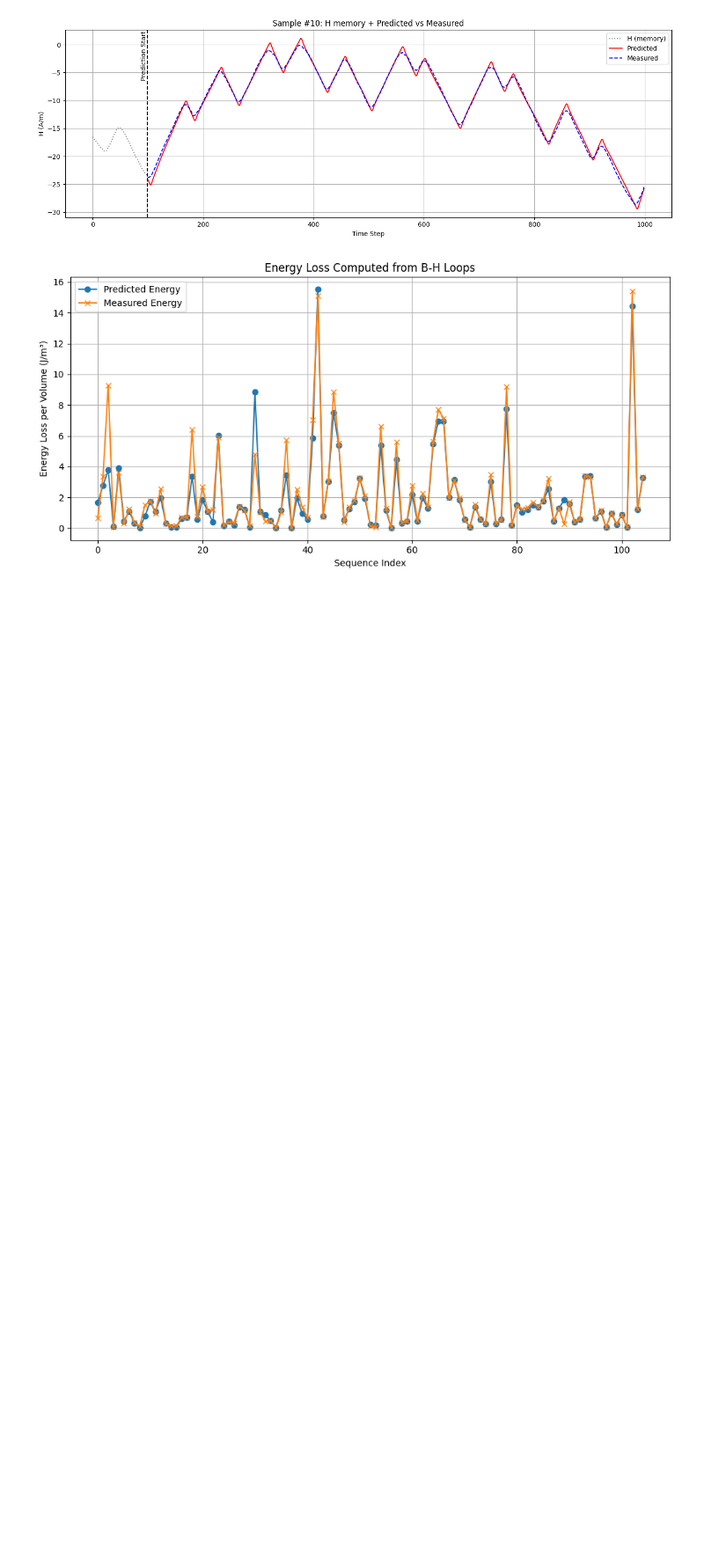
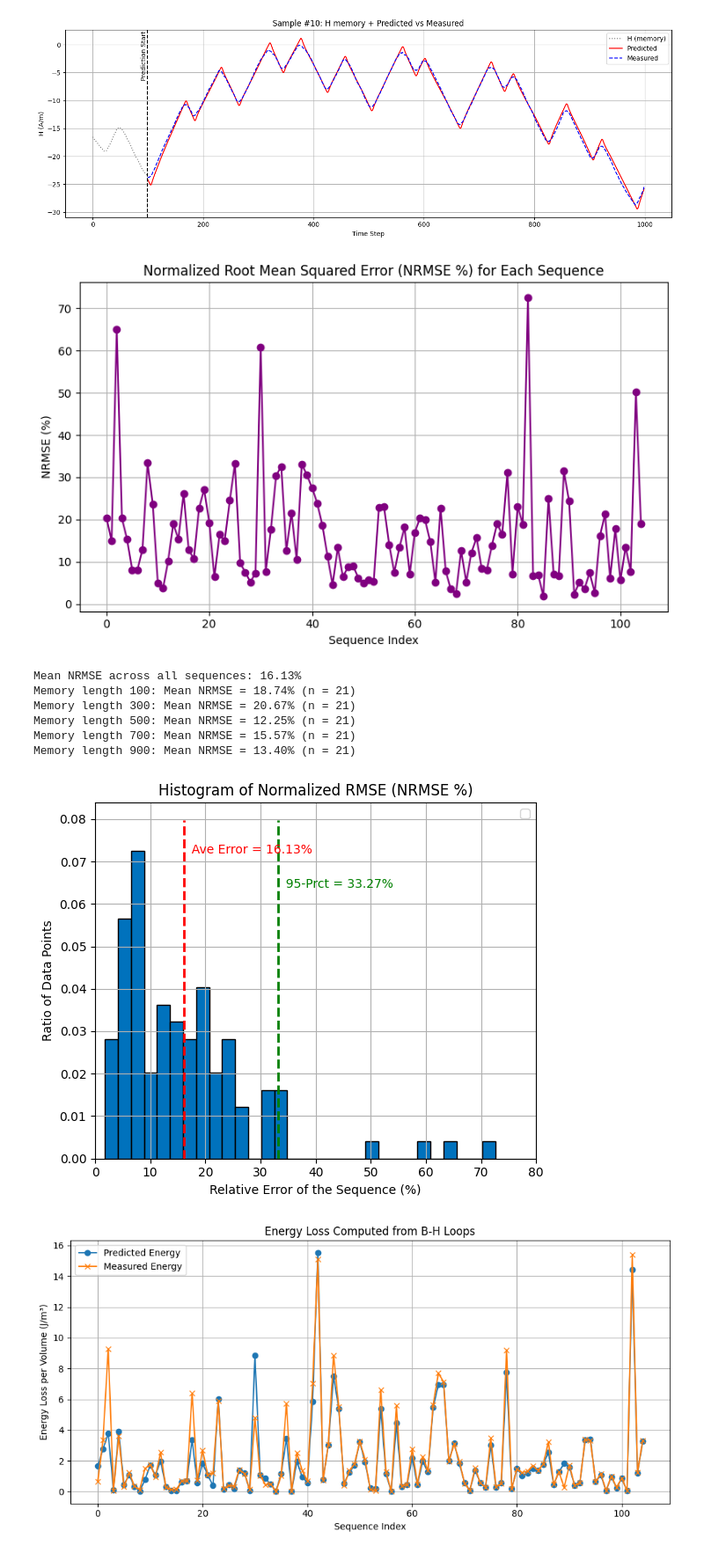
Before and after one commit to PaulShuk/MagNetX, a Jupyter notebook: Tutorial/Tutorial_3/Demo_LSTM_Evaluation.ipynb, the cells around one changed output. Shown at 88% size. Drawn from its saved outputs; the diff is of its cells as text; code cells hidden in the pictures; blank space fills up the shorter version.

```diff
--- a/Tutorial/Tutorial_3/Demo_LSTM_Evaluation.ipynb
+++ b/Tutorial/Tutorial_3/Demo_LSTM_Evaluation.ipynb
@@ -453,6 +454,83 @@ plt.tight_layout()
 plt.show()
 # %% [output]
 [figure]
+# %%
+# Compute NRMSE (%) for each sequence
+nrmse_list = []
+nrmse_dict = defaultdict(list)
+for i in range(len(y_pred)):
+    mem_len = idx_st_list[i]
+    pred = y_pred[i, mem_len:]
+    meas = y_meas[i, mem_len:]
+
+    mse = np.mean((pred - meas) ** 2)
+    rmse = np.sqrt(mse)
+    norm = np.mean(np.abs(meas)) if np.mean(np.abs(meas)) != 0 else 1e-8  # avoid division by zero
+    nrmse = (rmse / norm) * 100  # convert to percentage
+    nrmse_list.append(nrmse)
+    nrmse_dict[mem_len].append(nrmse)
+
+nrmse_array = np.array(nrmse_list)
+
+# Plot NRMSE as percentage
+plt.figure(figsize=(8, 5))
+plt.plot(nrmse_array, marker='o', linestyle='-', color='purple')
+plt.xlabel("Sequence Index")
+plt.ylabel("NRMSE (%)")
+plt.title("Normalized Root Mean Squared Error (NRMSE %) for Each Sequence")
+plt.grid(True)
+plt.tight_layout()
+plt.show()
+
+# Print mean NRMSE in percentage
+mean_nrmse = np.mean(nrmse_array)
+print(f"Mean NRMSE across all sequences: {mean_nrmse:.2f}%")
+
+for mem_len, values in sorted(nrmse_dict.items()):
+    mean_nrmse = np.mean(values)
+    print(f"Memory length {mem_len}: Mean NRMSE = {mean_nrmse:.2f}% (n = {len(values)})")
+
+
+# Plot NRMSE Histogram
+# Calculate statistics
+mean_error = np.mean(np.abs(nrmse_list))
+percentile_95 = np.percentile(np.abs(nrmse_list), 95)
+
+# Plot histogram
+plt.figure(figsize=(6, 5))
+counts, bins, patches = plt.hist(np.abs(nrmse_list), bins=30, color=(0, 0.4470, 0.7410), alpha=1.0,
+                                  edgecolor='black', density=True)
+
+# Draw vertical lines for mean and 95th percentile
+y_max = max(counts) * 1.1
+y = np.linspace(0, y_max, 100)
+
+plt.plot([mean_error]*len(y), y, '--', color='red', linewidth=2)
+plt.plot([percentile_95]*len(y), y, '--', color='green', linewidth=2)
+
+# Text annotations
+plt.text(mean_error, y_max*0.9, f'  Ave Error = {mean_error:.2f}%', color='red', ha='left')
+plt.text(percentile_95, y_max*0.8, f'  95-Prct = {percentile_95:.2f}%', color='green', ha='left')
+
+# Plot formatting
+plt.xlabel("Relative Error of the Sequence (%)")
+plt.ylabel("Ratio of Data Points")
+plt.title("Histogram of Normalized RMSE (NRMSE %)")
+plt.grid(True)
+plt.xlim([0, 80])
+plt.tight_layout()
+plt.legend()
+
+plt.show()
+# %% [output]
+[figure, added]
+Mean NRMSE across all sequences: 16.13%
+Memory length 100: Mean NRMSE = 18.74% (n = 21)
+Memory length 300: Mean NRMSE = 20.67% (n = 21)
+Memory length 500: Mean NRMSE = 12.25% (n = 21)
+Memory length 700: Mean NRMSE = 15.57% (n = 21)
+Memory length 900: Mean NRMSE = 13.40% (n = 21)
+[figure, added]
 # %%
 # Plot predicted vs. measured energy loss and NRMSE for 105 sequences of 1,000 steps
 
```
Also changed, not shown: parts of 1 cell of this notebook.
